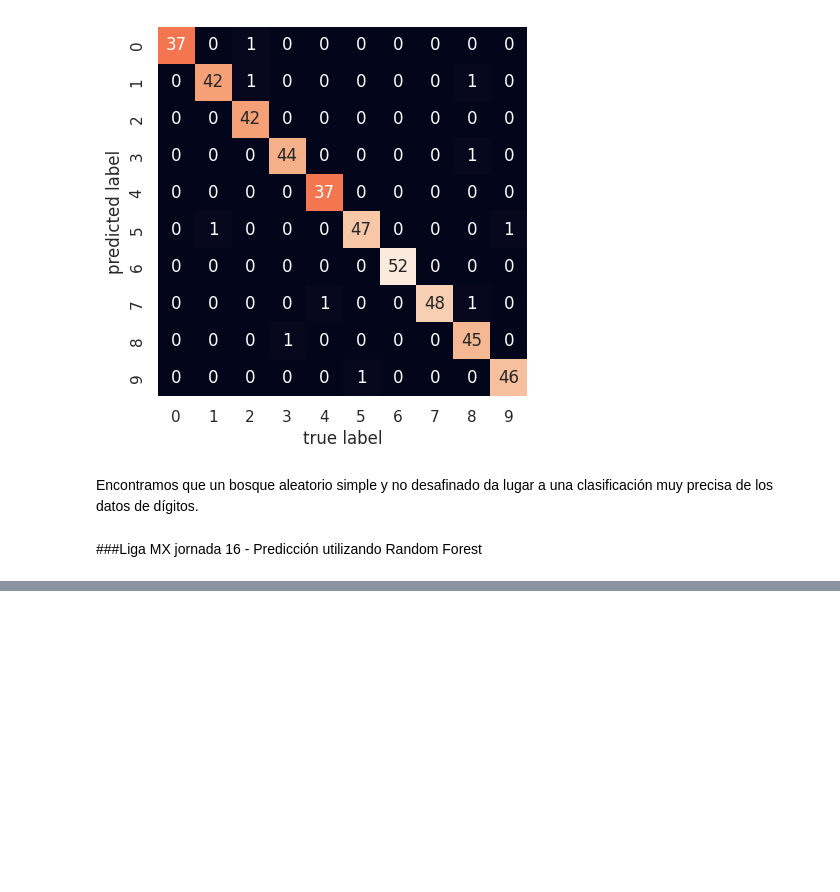
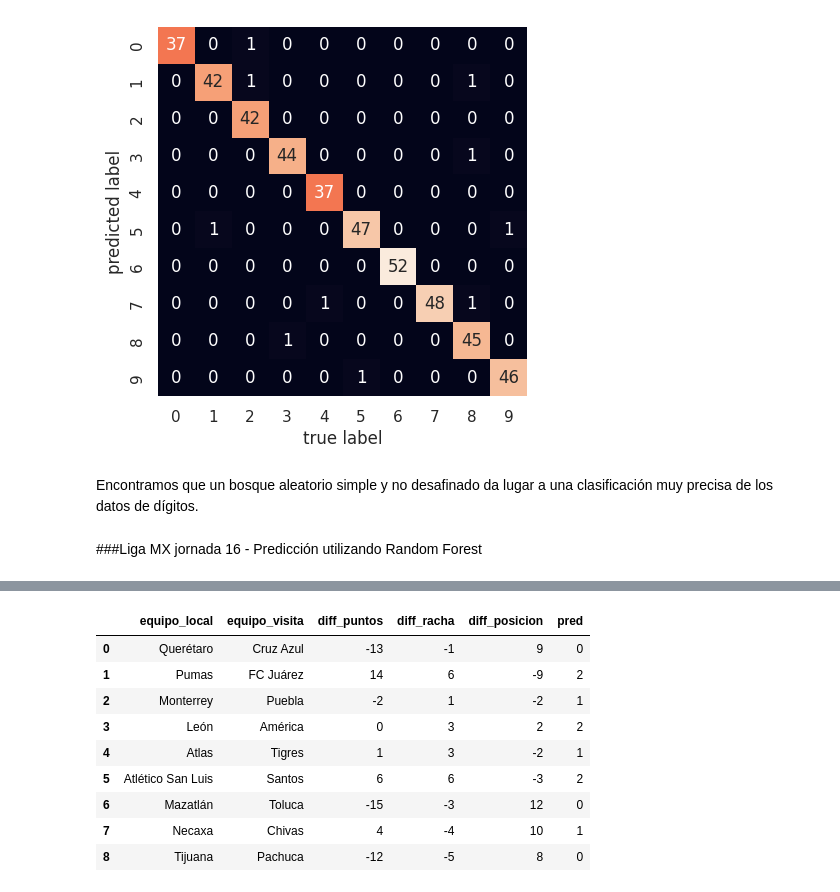
Before and after one commit to m-ony/mineria-de-datos, a Jupyter notebook: Minería_de_Datos.ipynb, the cells around one changed output, grey strips where cells are left out. Cells and saved outputs as stored; diff of their text form; code cells hidden in the pictures; blank space fills up the shorter version.

```diff
--- a/Minería_de_Datos.ipynb
+++ b/Minería_de_Datos.ipynb
@@ -4173,0 +4188,31 @@ plt.show()
+# %%
+tabla = pd.DataFrame([
+    ['Querétaro','Cruz Azul', -13, -1, 9],
+    ['Pumas','FC Juárez', 14, 6, -9],
+    ['Monterrey','Puebla', -2, 1, -2],
+    ['León','América', 0, 3, 2],
+    ['Atlas','Tigres', 1, 3, -2],
+    ['Atlético San Luis','Santos', 6, 6, -3],
+    ['Mazatlán','Toluca', -15, -3, 12],
+    ['Necaxa','Chivas', 4, -4, 10],
+    ['Tijuana','Pachuca', -12, -5, 8]
+], columns=[
+    'equipo_local','equipo_visita',
+    'diff_puntos','diff_racha','diff_posicion'
+])
+# %%
+predicciones = rf.predict(tabla[['diff_puntos','diff_racha','diff_posicion']])
+
+tabla['pred'] = predicciones
+tabla
+# %% [output]
+|  | equipo_local | equipo_visita | diff_puntos | diff_racha | diff_posicion | pred |
+| 0 | Querétaro | Cruz Azul | -13 | -1 | 9 | 0 |
+| 1 | Pumas | FC Juárez | 14 | 6 | -9 | 2 |
+| 2 | Monterrey | Puebla | -2 | 1 | -2 | 1 |
+| 3 | León | América | 0 | 3 | 2 | 2 |
+| 4 | Atlas | Tigres | 1 | 3 | -2 | 1 |
+| 5 | Atlético San Luis | Santos | 6 | 6 | -3 | 2 |
+| 6 | Mazatlán | Toluca | -15 | -3 | 12 | 0 |
+| 7 | Necaxa | Chivas | 4 | -4 | 10 | 1 |
+| 8 | Tijuana | Pachuca | -12 | -5 | 8 | 0 |
```
Also changed, not shown: parts of 3 cells of this notebook.
